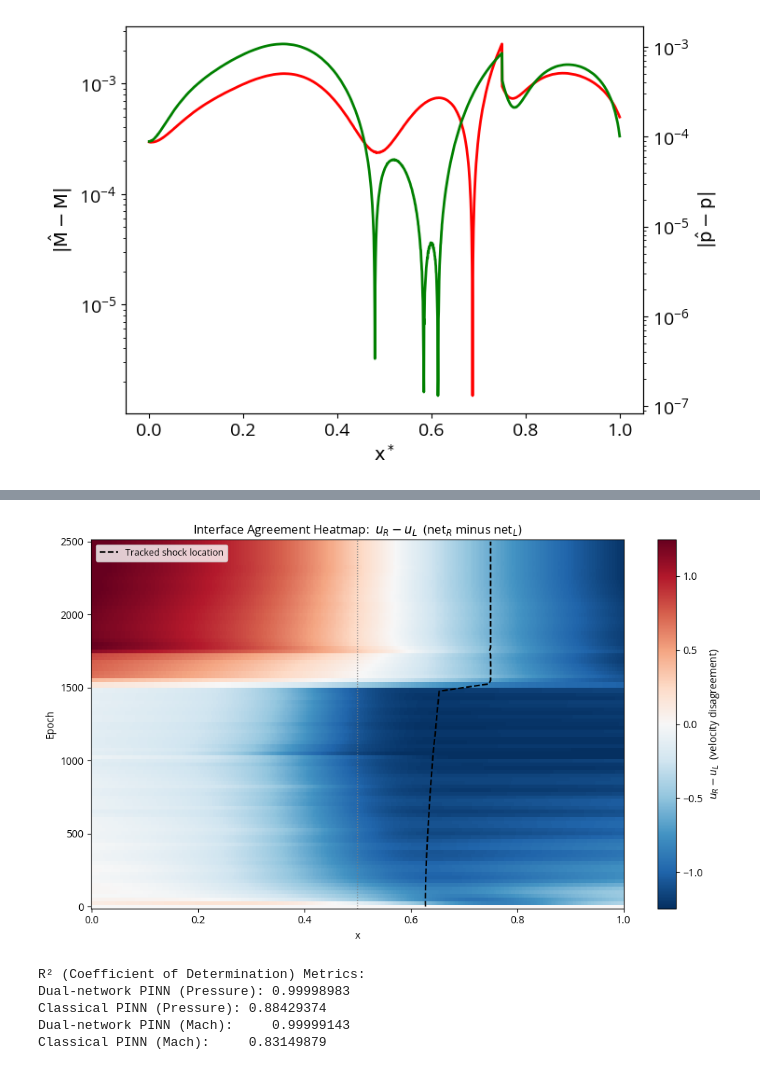
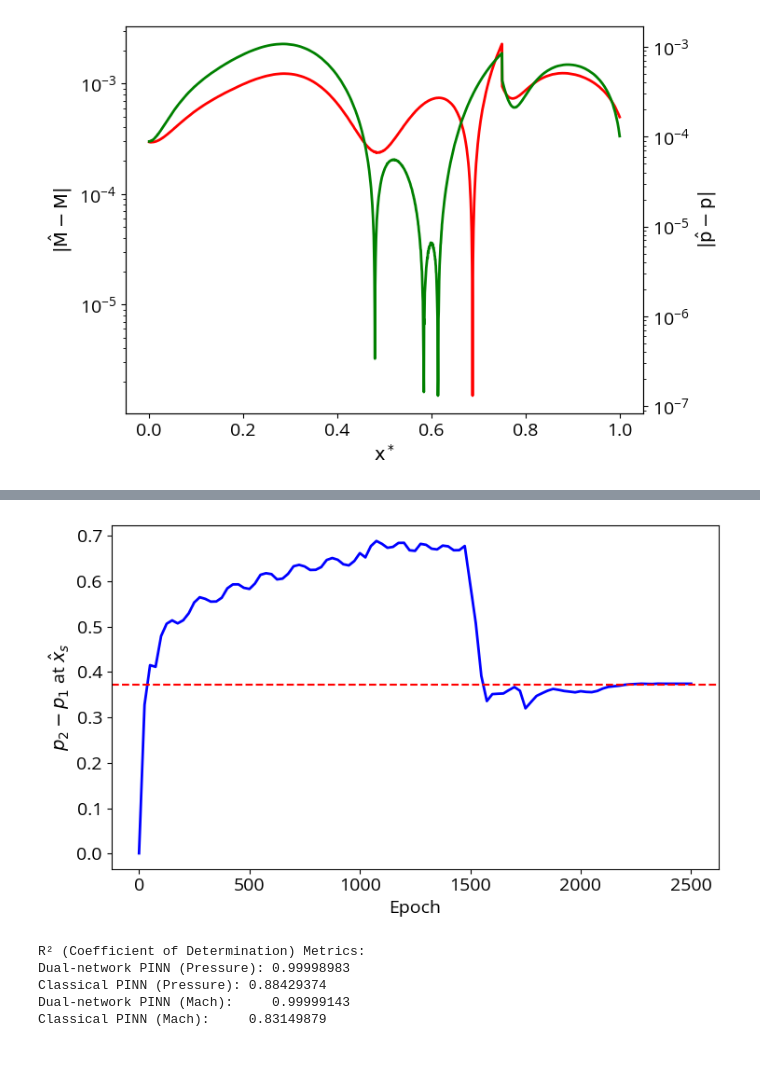
Before and after one commit to das-prantik/napc_2027, a Jupyter notebook: unsteady_fb_add_pinn.ipynb, the cells around one changed output, grey strips where cells are left out. Drawn from its saved outputs; the diff is of its cells as text; code cells hidden in the pictures.

```diff
--- a/unsteady_fb_add_pinn.ipynb
+++ b/unsteady_fb_add_pinn.ipynb
@@ -1518,34 +1606,30 @@ plt.show()
 # %%
-# ── Interface agreement heatmap: u_R - u_L across x and epoch ──────────────
-# Small |u_R - u_L| away from the shock indicates the two sub-networks agree;
-# a clean jump concentrated at the tracked shock location indicates a
-# well-resolved discontinuity rather than diffuse disagreement.
-snap_disagree = np.asarray(field_snapshotter.disagreement_u)  # (n_snapshots, SNAPSHOT_N_X)
-vmax = np.percentile(np.abs(snap_disagree), 99)
+snap_P = np.asarray(field_snapshotter.P)
 
-fig, ax = plt.subplots(figsize=(10, 6))
-im = ax.pcolormesh(
-    snap_x, snap_epochs, snap_disagree,
-    shading="auto", cmap="RdBu_r", vmin=-vmax, vmax=vmax,
-)
+dl_full = np.asarray(dual_loss_history, dtype=float)
+epochs_shock = np.arange(len(dl_full))
+x_shock_hist = dl_full[:, 6]
 
-shock_at_snap = np.interp(snap_epochs, epochs_shock, x_shock_hist)
-ax.plot(shock_at_snap, snap_epochs, color="black", lw=1.5, ls="--", label="Tracked shock location")
+xs_at_snap = np.interp(snap_epochs, epochs_shock, x_shock_hist)
+jump = []
+for row, xs in zip(snap_P, xs_at_snap):
+    i = np.searchsorted(snap_x, xs)          # first grid point right of the shock
+    jump.append(row[i] - row[i - 1])
 
-ax.axvline(X_THROAT, color="gray", ls=":", lw=1)
+shock_idx = np.searchsorted(analytic.x, analytic.x_shock)
+analytic_p_jump = analytic.P[shock_idx + 1] - analytic.P[shock_idx - 1]
 
-ax.set_xlabel("x")
-ax.set_ylabel("Epoch")
-ax.set_title("Interface Agreement Heatmap:  $u_R - u_L$  (net$_R$ minus net$_L$)")
-cbar = fig.colorbar(im, ax=ax)
-cbar.set_label("$u_R - u_L$  (velocity disagreement)")
-ax.legend(loc="best", fontsize=9)
+fig, ax = plt.subplots(figsize=(7.5, 4.5))
+ax.plot(snap_epochs, jump, color="blue", lw=2, label="PINN jump")
+ax.axhline(analytic_p_jump, color="red", ls="--", label="analytic jump")
+ax.set_xlabel("Epoch", fontsize=14)
+ax.set_ylabel(r"$p_2 - p_1$ at $\hat{x}_s$", fontsize=14)
 
-plt.tight_layout()
-plt.savefig("interface_agreement_heatmap.png", dpi=150, bbox_inches="tight")
-plt.show()
+ax.tick_params(axis="x", labelsize=14)
+ax.tick_params(axis="y", labelsize=14)
+plt.tight_layout(); plt.show()
 # %% [output]
-[figure, old version]
+[figure, new version]
 # %%
 # Calculate R² coefficient of determination for dual and classical models
 from sklearn.metrics import r2_score
```
Also changed, not shown: parts of 11 cells of this notebook, 10 other files.
